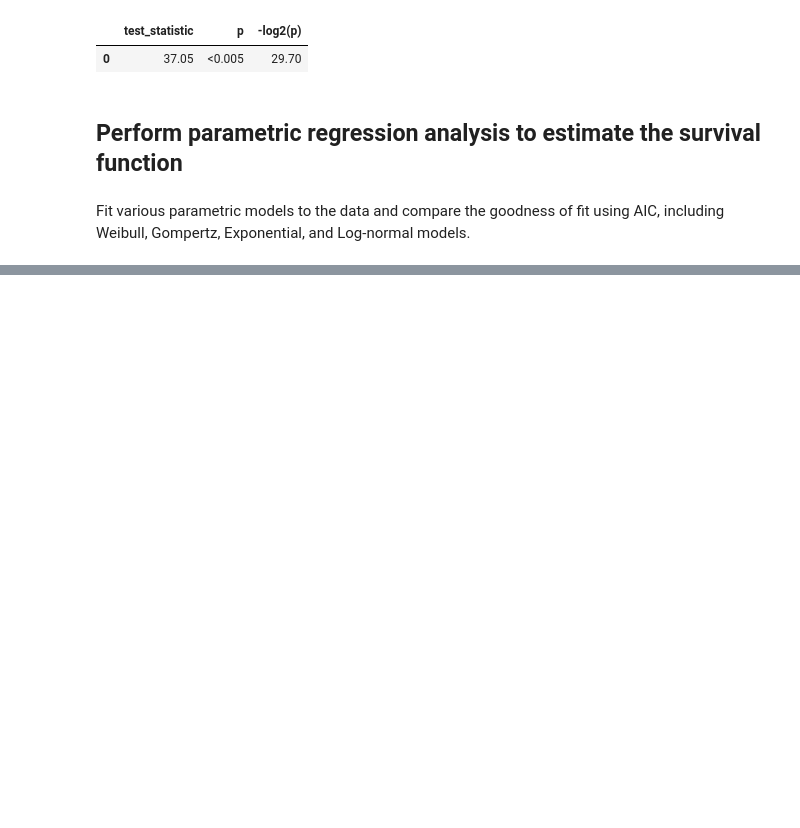
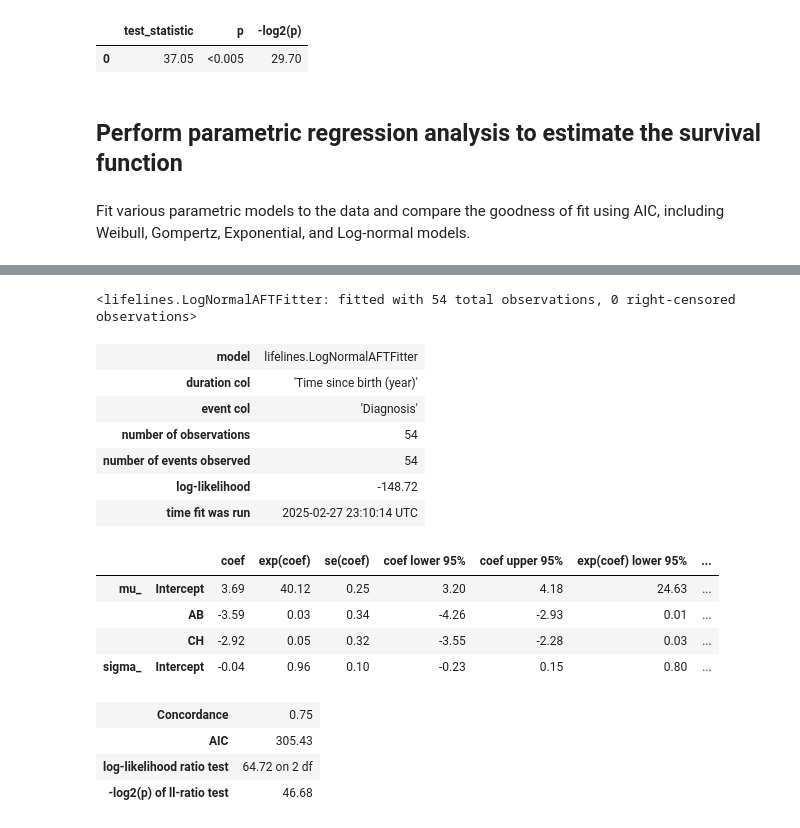
Before and after one commit to davidzhao1015/survival-analysis-case-example, a Jupyter notebook: survival-analysis-ASMD-example.ipynb, the cells around one changed output, grey strips where cells are left out. Saved outputs shown, nothing was run; the diff lists cells and outputs as text; code cells hidden in the pictures; blank space fills up the shorter version.

```diff
--- a/survival-analysis-ASMD-example.ipynb
+++ b/survival-analysis-ASMD-example.ipynb
@@ -129,0 +160,26 @@ ggf_surv.plot_survival_function(ax=axes[1][2])
+# %%
+from lifelines import LogNormalAFTFitter # Accelerated Failure Time model
+
+lognorm_aft = LogNormalAFTFitter()  # Weibull Accelerated Failure Time model
+lognorm_aft.fit(diagnosis_age_df, duration_col='Time since birth (year)', event_col='Diagnosis', formula="AB + CH")
+# %% [output]
+<lifelines.LogNormalAFTFitter: fitted with 54 total observations, 0 right-censored observations>
+# %%
+lognorm_aft.print_summary()
+# %% [output]
+| model | lifelines.LogNormalAFTFitter |
+| duration col | 'Time since birth (year)' |
+| event col | 'Diagnosis' |
+| number of observations | 54 |
+| number of events observed | 54 |
+| log-likelihood | -148.72 |
+| time fit was run | 2025-02-27 23:10:14 UTC |
+|  |  | coef | exp(coef) | se(coef) | coef lower 95% | coef upper 95% | exp(coef) lower 95% | ... |
+| mu_ | Intercept | 3.69 | 40.12 | 0.25 | 3.20 | 4.18 | 24.63 | ... |
+|  | AB | -3.59 | 0.03 | 0.34 | -4.26 | -2.93 | 0.01 | ... |
+|  | CH | -2.92 | 0.05 | 0.32 | -3.55 | -2.28 | 0.03 | ... |
+| sigma_ | Intercept | -0.04 | 0.96 | 0.10 | -0.23 | 0.15 | 0.80 | ... |
+| Concordance | 0.75 |
+| AIC | 305.43 |
+| log-likelihood ratio test | 64.72 on 2 df |
+| -log2(p) of ll-ratio test | 46.68 |
```
Also changed, not shown: parts of 11 cells of this notebook.
